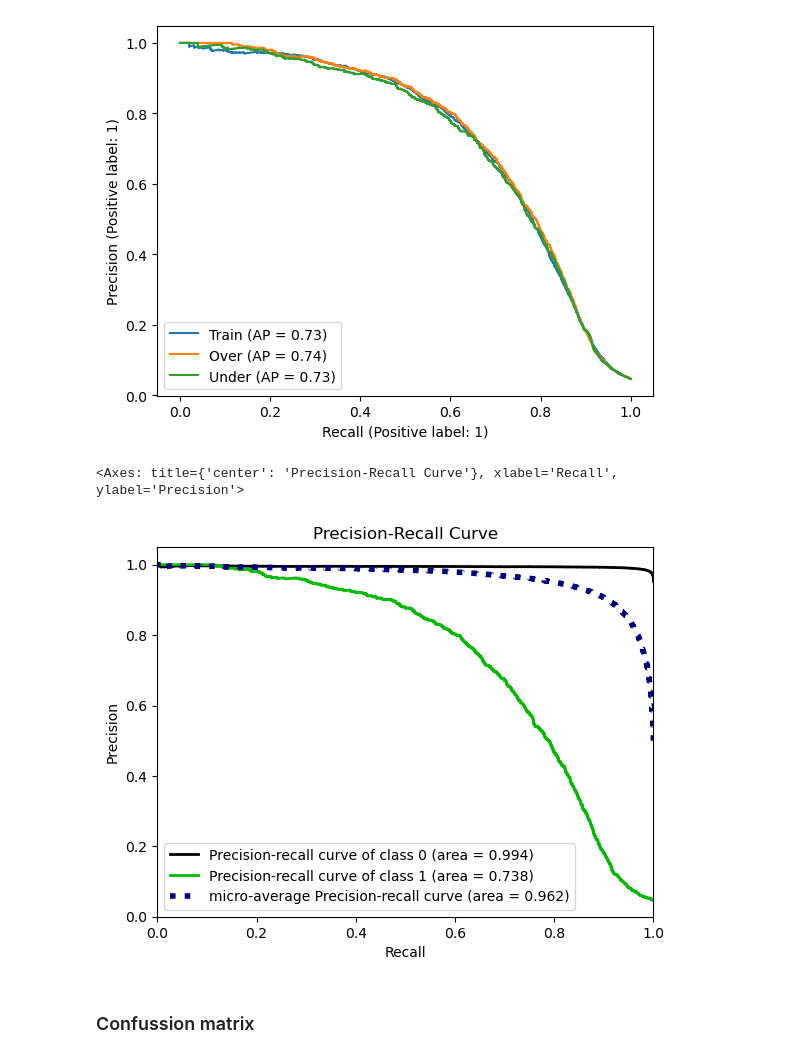
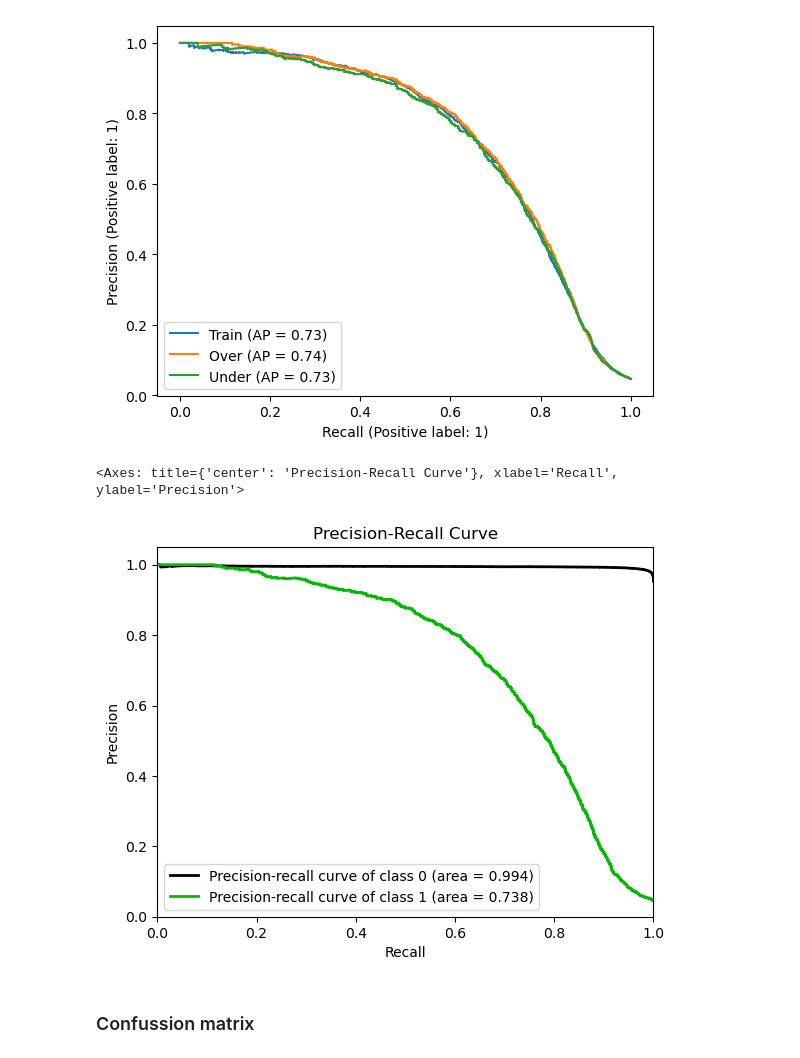
Before and after one commit to JakubKozlowski1/data_mining, a Jupyter notebook: evaluation.ipynb, the cells around one changed output. Drawn from its saved outputs; the diff is of its cells as text; code cells hidden in the pictures.

```diff
--- a/evaluation.ipynb
+++ b/evaluation.ipynb
@@ -161,10 +162,10 @@ plt.show()
 # %% [output]
 [figure]
 # %%
-skplt.metrics.plot_precision_recall(y_test, lr_over_y_pred_proba)
+skplt.metrics.plot_precision_recall(y_test, lr_over_y_pred_proba, plot_micro=False)
 # %% [output]
 <Axes: title={'center': 'Precision-Recall Curve'}, xlabel='Recall', ylabel='Precision'>
-[figure, old version]
+[figure, new version]
 # %% [markdown]
 ### Confussion matrix
 # %%
```
Also changed, not shown: parts of 40 cells of this notebook.
